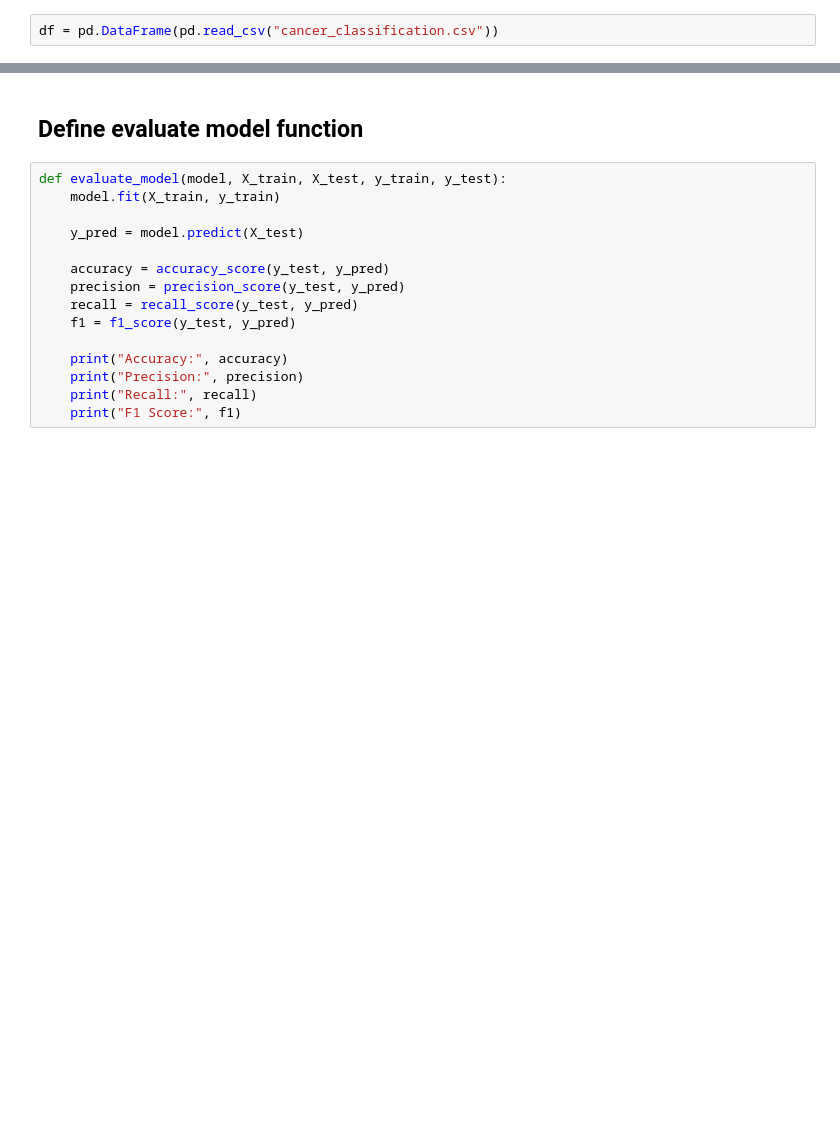
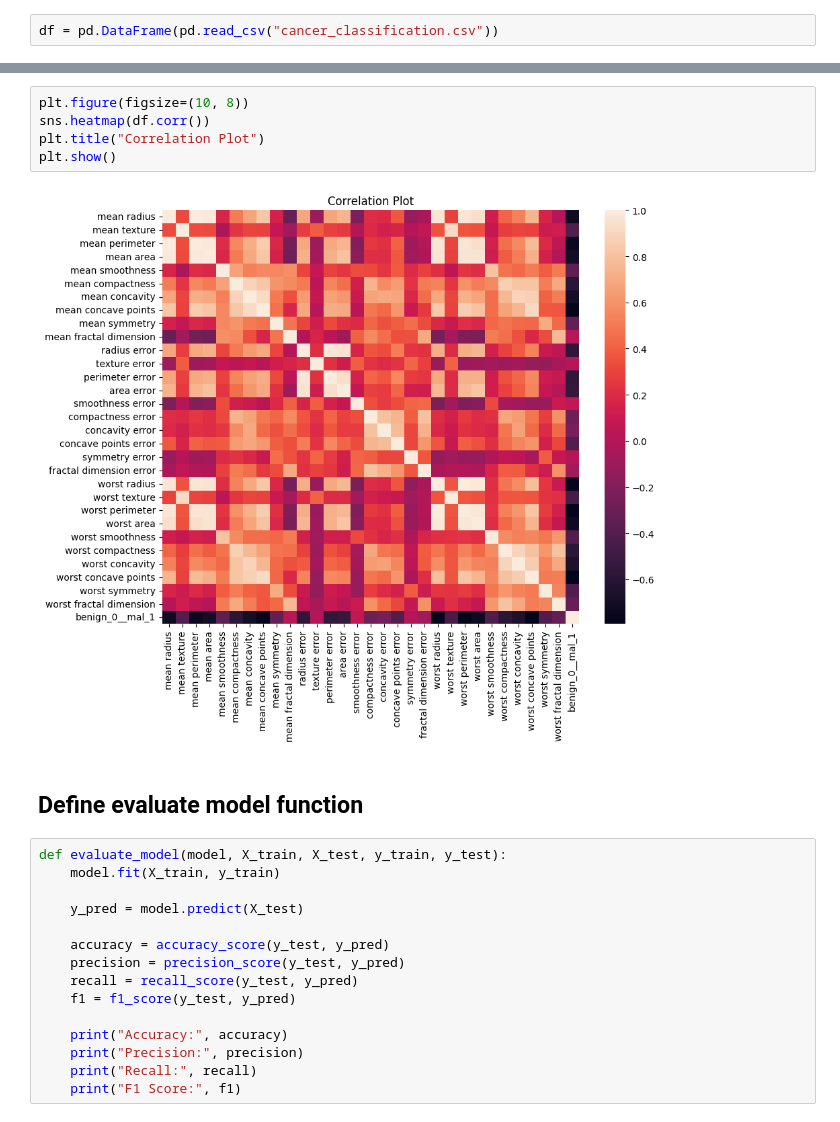
Before and after one commit to jacobrak/cancer-classification, a Jupyter notebook: Cancer_classification.ipynb, the cells around one changed output, grey strips where cells are left out. Drawn from its saved outputs; the diff is of its cells as text; blank space fills up the shorter version.

```diff
--- a/Cancer_classification.ipynb
+++ b/Cancer_classification.ipynb
@@ -16,3 +28,10 @@ df = pd.DataFrame(pd.read_csv("cancer_classification.csv"))
+# %%
+plt.figure(figsize=(10, 8))
+sns.heatmap(df.corr())
+plt.title("Correlation Plot")
+plt.show()
+# %% [output]
+[figure, added]
 # %% [markdown]
 ## Define evaluate model function
 # %%
```
Also changed, not shown: parts of 3 cells of this notebook.
